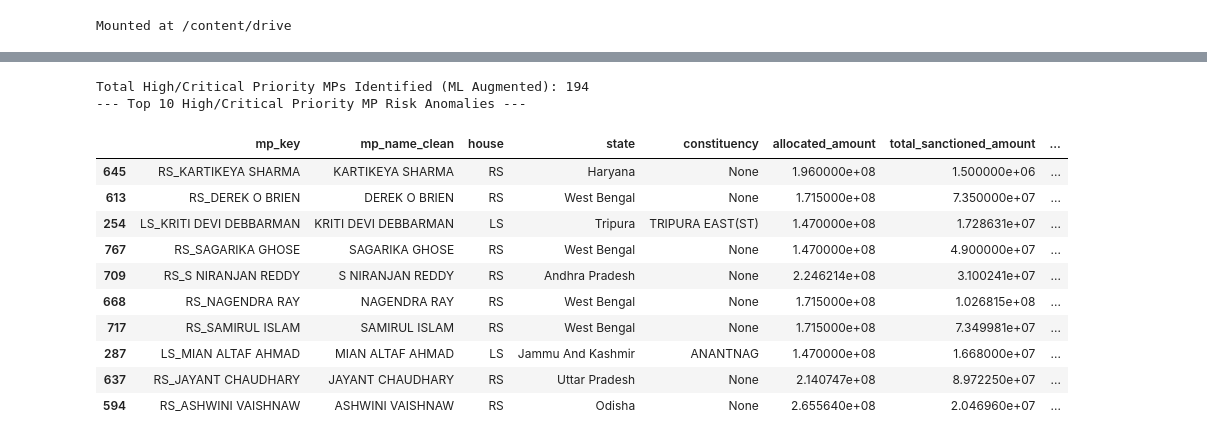
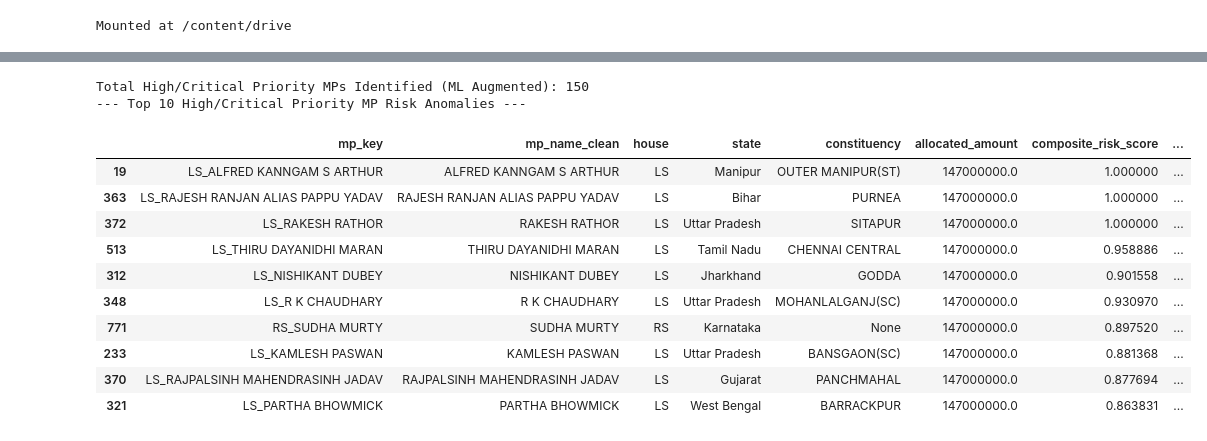
Before and after one commit to Abhirup-261004/MPLADS_Risk_Analysis, a Jupyter notebook: notebooks/feature7.ipynb, the cells around one changed output, grey strips where cells are left out. Cells and saved outputs as stored; diff of their text form; code cells hidden in the pictures.

```diff
--- a/notebooks/feature7.ipynb
+++ b/notebooks/feature7.ipynb
@@ -247,13 +256,13 @@ Name: count, dtype: int64
 # %%
-# Cell 6: ML Stretch Layer 1 — Data-Driven Risk Tier Clustering (K-Means & GMM)
+# Cell 6: ML Stretch Layer 1 - Data-Driven Risk Tier Clustering (K-Means & GMM)
 from sklearn.cluster import KMeans
 from sklearn.mixture import GaussianMixture
 import joblib
 
 logger.info("--- Executing ML Stretch Layer 1: Data-Driven Risk Tier Clustering (K-Means & GMM) ---")
 
-# Feature matrix for clustering: standardized sub-scores
-X_subscores = mp_df[["z_s_f1", "z_s_f2", "z_s_f5"]].values
+# Feature matrix for clustering: standardized sub-scores (impute NaN with neutral 0.0 mean)
+X_subscores = mp_df[["z_s_f1", "z_s_f2", "z_s_f5"]].fillna(0.0).values
 
 # Fit K-Means with K=4 (corresponding to 4 risk tiers)
 n_clusters = min(4, len(mp_df))
@@ -363,11 +352,13 @@ def generate_mp_explanation(row: pd.Series) -> str:
     score = row["ml_augmented_composite_risk_score"]
     mp_name = row["mp_name_clean"] if pd.notna(row["mp_name_clean"]) else row["mp_key"]
     state = row["state"] if pd.notna(row["state"]) else "Unknown State"
-    z_f1 = row["z_s_f1"]
-    z_f2 = row["z_s_f2"]
-    z_f5 = row["z_s_f5"]
-    if_score = row["mp_iforest_score"]
-    kmeans_tier = row["mp_kmeans_tier"]
+    z_f1 = row["z_s_f1"] if pd.notna(row["z_s_f1"]) else 0.0
+    z_f2 = row["z_s_f2"] if pd.notna(row["z_s_f2"]) else 0.0
+    z_f5 = row["z_s_f5"] if pd.notna(row["z_s_f5"]) else 0.0
+    if_score = row.get("mp_iforest_score", 0.0)
+    if pd.isna(if_score):
+        if_score = 0.0
+    kmeans_tier = row.get("mp_kmeans_tier", "Unclustered")
 
     drivers = []
     if z_f1 >= 1.0:
@@ -470,35 +469,37 @@ logger.info("Saved 4-panel visualization figure to %s", plot_path)
 # %%
-# Cell 10: Priority MP Audit Worklist & Data Bus Enrichment
 display_cols = [
-    "mp_key", "mp_name_clean", "house", "state", "constituency",
-    "allocated_amount", "total_sanctioned_amount", "allocation_utilization_pct",
-    "composite_risk_score", "mp_iforest_score", "ml_augmented_composite_risk_score",
-    "ml_augmented_risk_tier", "mp_kmeans_tier", "composite_risk_explanation"
-]
+        "mp_key", "mp_name_clean", "house", "state", "constituency",
+        "allocated_amount", "composite_risk_score", "mp_iforest_score",
+        "ml_augmented_composite_risk_score", "ml_augmented_risk_tier",
+        "mp_kmeans_tier", "composite_risk_explanation"
+    ]
 
 priority_mps = mp_df[mp_df["ml_augmented_risk_tier"].isin(["Critical", "High"])].sort_values(
     by="ml_augmented_composite_risk_score", ascending=False
 )
-
 print(f"Total High/Critical Priority MPs Identified (ML Augmented): {len(priority_mps)}")
 print("--- Top 10 High/Critical Priority MP Risk Anomalies ---")
-display_df = priority_mps[display_cols].head(10)
+
+    # Safely filter display columns that exist in priority_mps
+valid_cols = [c for c in display_cols if c in priority_mps.columns]
+display_df = priority_mps[valid_cols].head(10)
+
 try:
-    from IPython.display import display
-    display(display_df)
+  from IPython.display import display
+  display(display_df)
 except Exception:
-    print(display_df.to_string())
+  print(display_df.to_string())
 # %% [output]
-Total High/Critical Priority MPs Identified (ML Augmented): 194
+Total High/Critical Priority MPs Identified (ML Augmented): 150
 --- Top 10 High/Critical Priority MP Risk Anomalies ---
-|  | mp_key | mp_name_clean | house | state | constituency | allocated_amount | total_sanctioned_amount | ... |
-| 645 | RS_KARTIKEYA SHARMA | KARTIKEYA SHARMA | RS | Haryana | None | 1.960000e+08 | 1.500000e+06 | ... |
-| 613 | RS_DEREK O BRIEN | DEREK O BRIEN | RS | West Bengal | None | 1.715000e+08 | 7.350000e+07 | ... |
-| 254 | LS_KRITI DEVI DEBBARMAN | KRITI DEVI DEBBARMAN | LS | Tripura | TRIPURA EAST(ST) | 1.470000e+08 | 1.728631e+07 | ... |
-| 767 | RS_SAGARIKA GHOSE | SAGARIKA GHOSE | RS | West Bengal | None | 1.470000e+08 | 4.900000e+07 | ... |
-| 709 | RS_S NIRANJAN REDDY | S NIRANJAN REDDY | RS | Andhra Pradesh | None | 2.246214e+08 | 3.100241e+07 | ... |
-| 668 | RS_NAGENDRA RAY | NAGENDRA RAY | RS | West Bengal | None | 1.715000e+08 | 1.026815e+08 | ... |
-| 717 | RS_SAMIRUL ISLAM | SAMIRUL ISLAM | RS | West Bengal | None | 1.715000e+08 | 7.349981e+07 | ... |
-| 287 | LS_MIAN ALTAF AHMAD | MIAN ALTAF AHMAD | LS | Jammu And Kashmir | ANANTNAG | 1.470000e+08 | 1.668000e+07 | ... |
-| 637 | RS_JAYANT CHAUDHARY | JAYANT CHAUDHARY | RS | Uttar Pradesh | None | 2.140747e+08 | 8.972250e+07 | ... |
-| 594 | RS_ASHWINI VAISHNAW | ASHWINI VAISHNAW | RS | Odisha | None | 2.655640e+08 | 2.046960e+07 | ... |
+|  | mp_key | mp_name_clean | house | state | constituency | allocated_amount | composite_risk_score | ... |
+| 19 | LS_ALFRED KANNGAM S ARTHUR | ALFRED KANNGAM S ARTHUR | LS | Manipur | OUTER MANIPUR(ST) | 147000000.0 | 1.000000 | ... |
+| 363 | LS_RAJESH RANJAN ALIAS PAPPU YADAV | RAJESH RANJAN ALIAS PAPPU YADAV | LS | Bihar | PURNEA | 147000000.0 | 1.000000 | ... |
+| 372 | LS_RAKESH RATHOR | RAKESH RATHOR | LS | Uttar Pradesh | SITAPUR | 147000000.0 | 1.000000 | ... |
+| 513 | LS_THIRU DAYANIDHI MARAN | THIRU DAYANIDHI MARAN | LS | Tamil Nadu | CHENNAI CENTRAL | 147000000.0 | 0.958886 | ... |
+| 312 | LS_NISHIKANT DUBEY | NISHIKANT DUBEY | LS | Jharkhand | GODDA | 147000000.0 | 0.901558 | ... |
+| 348 | LS_R K CHAUDHARY | R K CHAUDHARY | LS | Uttar Pradesh | MOHANLALGANJ(SC) | 147000000.0 | 0.930970 | ... |
+| 771 | RS_SUDHA MURTY | SUDHA MURTY | RS | Karnataka | None | 147000000.0 | 0.897520 | ... |
+| 233 | LS_KAMLESH PASWAN | KAMLESH PASWAN | LS | Uttar Pradesh | BANSGAON(SC) | 147000000.0 | 0.881368 | ... |
+| 370 | LS_RAJPALSINH MAHENDRASINH JADAV | RAJPALSINH MAHENDRASINH JADAV | LS | Gujarat | PANCHMAHAL | 147000000.0 | 0.877694 | ... |
+| 321 | LS_PARTHA BHOWMICK | PARTHA BHOWMICK | LS | West Bengal | BARRACKPUR | 147000000.0 | 0.863831 | ... |
```
Also changed, not shown: parts of 12 cells of this notebook, 45 other files.
